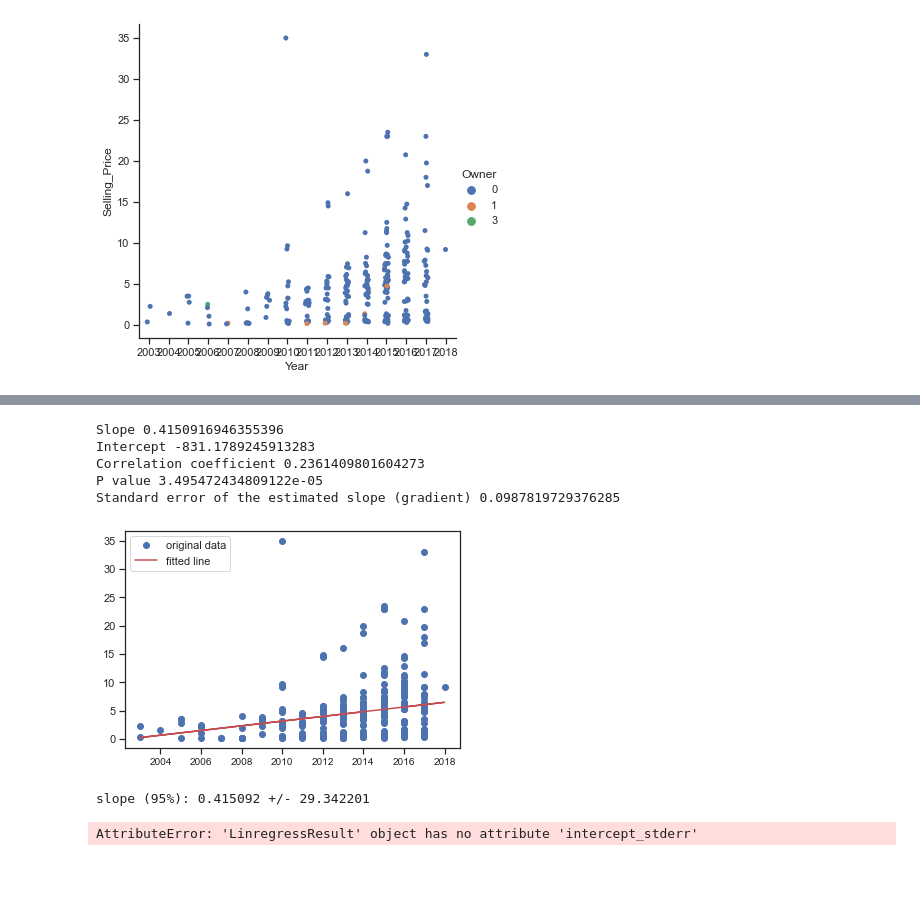
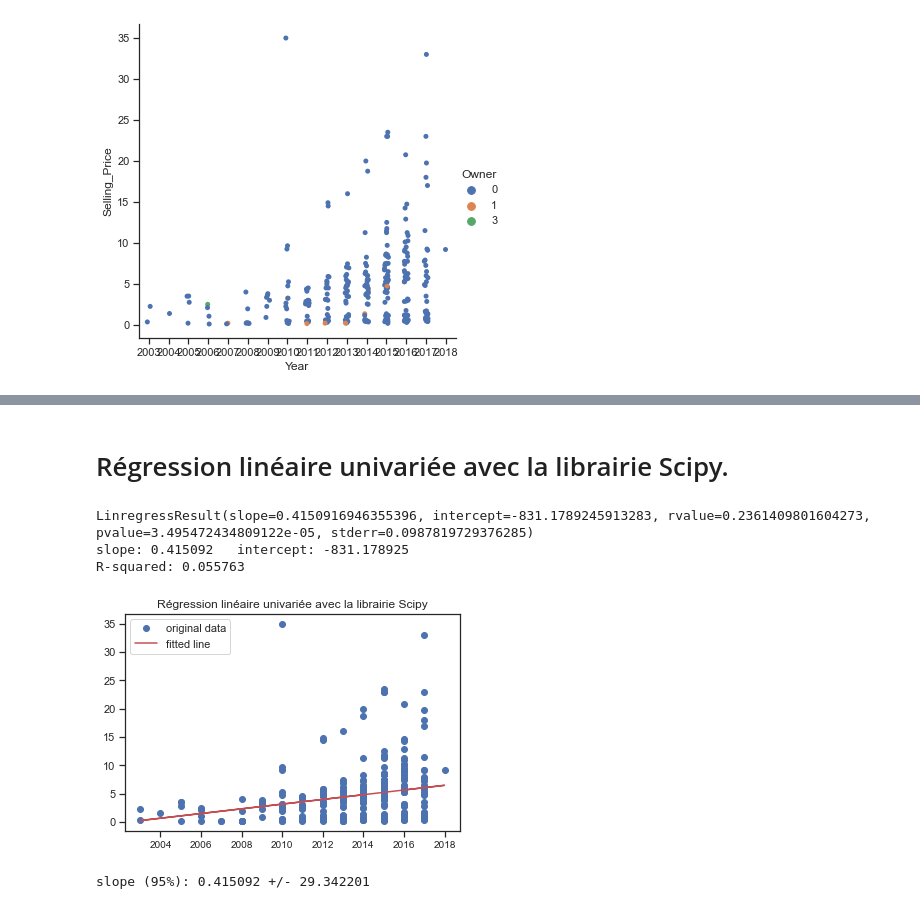
Before and after one commit to beaucourt-benoit/U1_New_Car, a Jupyter notebook: New_Car.ipynb, the cells around one changed output, grey strips where cells are left out. Cells and saved outputs as stored; diff of their text form; code cells hidden in the pictures; blank space fills up the shorter version.

```diff
--- a/New_Car.ipynb
+++ b/New_Car.ipynb
@@ -79,28 +71,28 @@ Text(0.5, 1.0, 'Sellin_Price by Year')
+# %% [markdown]
+# Régression linéaire univariée avec la librairie Scipy.
 # %%
+X = df.Year
+y = df.Selling_Price
 res = stats.linregress(df.Year, df.Selling_Price)
 plt.plot(df.Year, df.Selling_Price, 'o', label='original data')
-print("Slope", res.slope)
-print("Intercept", res.intercept)
-print("Correlation coefficient", res.rvalue)
-print("P value", res.pvalue)
-print("Standard error of the estimated slope (gradient)", res.stderr)
-#print("Standard error of the estimated intercept", res.intercept_stderr)
+print(res)
+slope, intercept, r_value, p_value, std_err = stats.linregress(X, y)
+print("slope: %f   intercept: %f" % (slope, intercept))
+print("R-squared: %f" % r_value**2)
 plt.plot(df.Year, res.intercept + res.slope*df.Year, 'r', label='fitted line')
 plt.legend()
+plt.title("Régression linéaire univariée avec la librairie Scipy")
 plt.show()
 # %% [output]
-Slope 0.4150916946355396
-Intercept -831.1789245913283
-Correlation coefficient 0.2361409801604273
-P value 3.495472434809122e-05
-Standard error of the estimated slope (gradient) 0.0987819729376285
+LinregressResult(slope=0.4150916946355396, intercept=-831.1789245913283, rvalue=0.2361409801604273, pvalue=3.495472434809122e-05, stderr=0.0987819729376285)
+slope: 0.415092   intercept: -831.178925
+R-squared: 0.055763
-[figure, old version]
+[figure, new version]
 # %%
 tinv = lambda p, df: abs(norm.ppf(p/2, df))
 ts = tinv(0.05, len(x)-2)
 print(f"slope (95%): {res.slope:.6f} +/- {ts*res.stderr:.6f}")
-print(f"intercept (95%): {res.intercept:.6f}"
-      f" +/- {ts*res.intercept_stderr:.6f}")
+#print(f"intercept (95%): {res.intercept:.6f}"
+#      f" +/- {ts*res.intercept_stderr:.6f}")
 # %% [output]
 slope (95%): 0.415092 +/- 29.342201
-AttributeError: 'LinregressResult' object has no attribute 'intercept_stderr'
```
Also changed, not shown: parts of 5 cells of this notebook.
